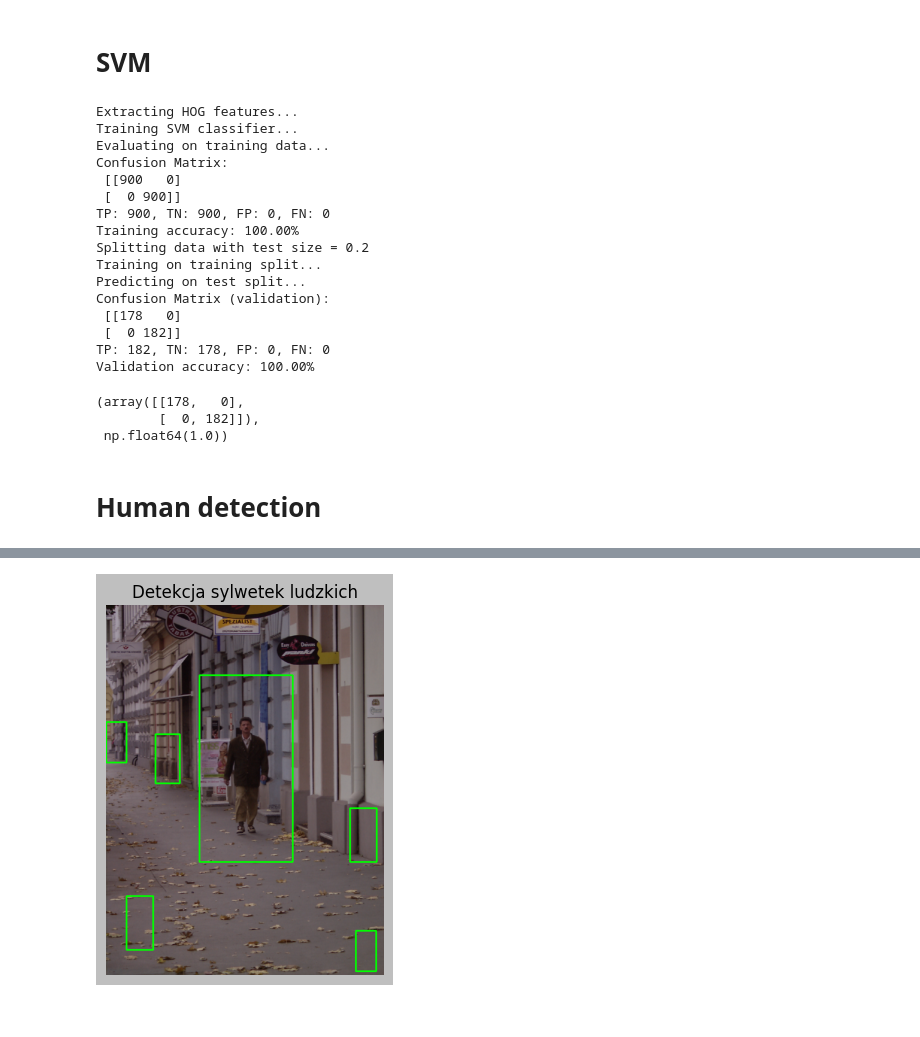
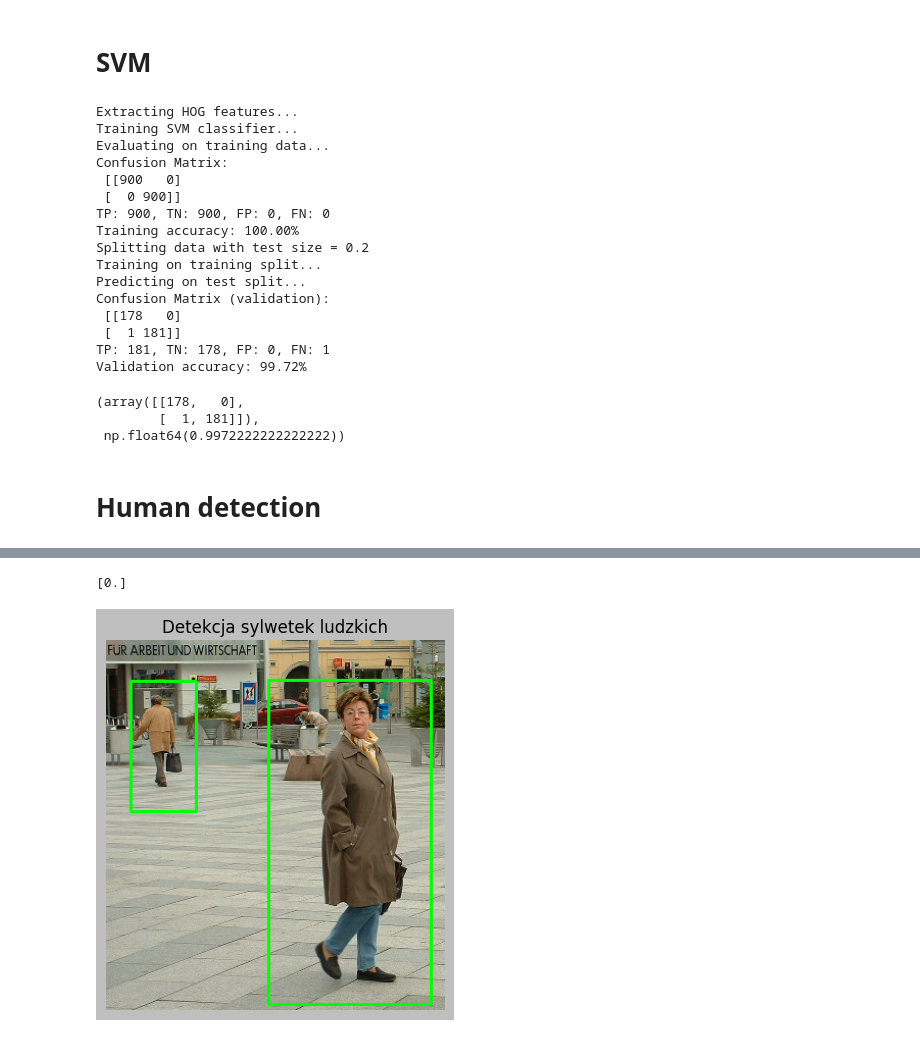
Before and after one commit to jrosa02/ZAW-2025S, a Jupyter notebook: lab11_hog/main.ipynb, the cells around one changed output, grey strips where cells are left out. Drawn from its saved outputs; the diff is of its cells as text; code cells hidden in the pictures.

```diff
--- a/lab11_hog/main.ipynb
+++ b/lab11_hog/main.ipynb
@@ -141,6 +202,6 @@ class HOG():
 # %%
 example_human = cv2.imread("train/pos/per00060.ppm")
-hog = HOG()
+hog = HOGDescriptor()
 mag, ang = hog.get_max_grad_mag_angle(example_human)
 hist = hog.get_block_histogram((mag, ang), cellSize=8)
 descriptor = hog.normalize_blocks(hist)
@@ -265,7 +326,7 @@ class HOG_SVM_Classifier:
         return cm, accuracy
 
 
-hog = HOG()
+hog = HOGDescriptor()
 classifier = HOG_SVM_Classifier(hog, n_samples=900)
 classifier.extract_hog_features()
 classifier.train()
@@ -285,12 +346,12 @@ Training on training split...
 Predicting on test split...
 Confusion Matrix (validation):
  [[178   0]
- [  0 182]]
-TP: 182, TN: 178, FP: 0, FN: 0
-Validation accuracy: 100.00%
+ [  1 181]]
+TP: 181, TN: 178, FP: 0, FN: 1
+Validation accuracy: 99.72%
 (array([[178,   0],
-        [  0, 182]]),
- np.float64(1.0))
+        [  1, 181]]),
+ np.float64(0.9972222222222222))
 # %%
 def non_max_suppression_fast(boxes, overlapThresh):
     if len(boxes) == 0:
@@ -426,12 +487,12 @@ class HumanDetector:
                     continue
 # %%
 # image = cv2.imread("train/pos/per00004.ppm")
-image = cv2.imread("test/testImage2.png")
+image = cv2.imread("test/testImage4.png")
 
 descriptor = classifier.compute_descriptor(image)
 print(classifier.clf.predict(descriptor.reshape(1, -1)))
 
-detector = HumanDetector(classifier, step_size=8, window_size=(32, 64), scale_factor=1.1)
+detector = HumanDetector(classifier, step_size=8, window_size=(64, 128), scale_factor=1.2)
 detections, image_with_boxes = detector.detect_multiscale(image, visualize=True, multiscale=True)
 
 plt.imshow(cv2.cvtColor(image_with_boxes, cv2.COLOR_BGR2RGB))
@@ -443 +505,2 @@ plt.show()
+[0.]
-[figure, old version]
+[figure, new version]
```
Also changed, not shown: parts of 3 cells of this notebook.
